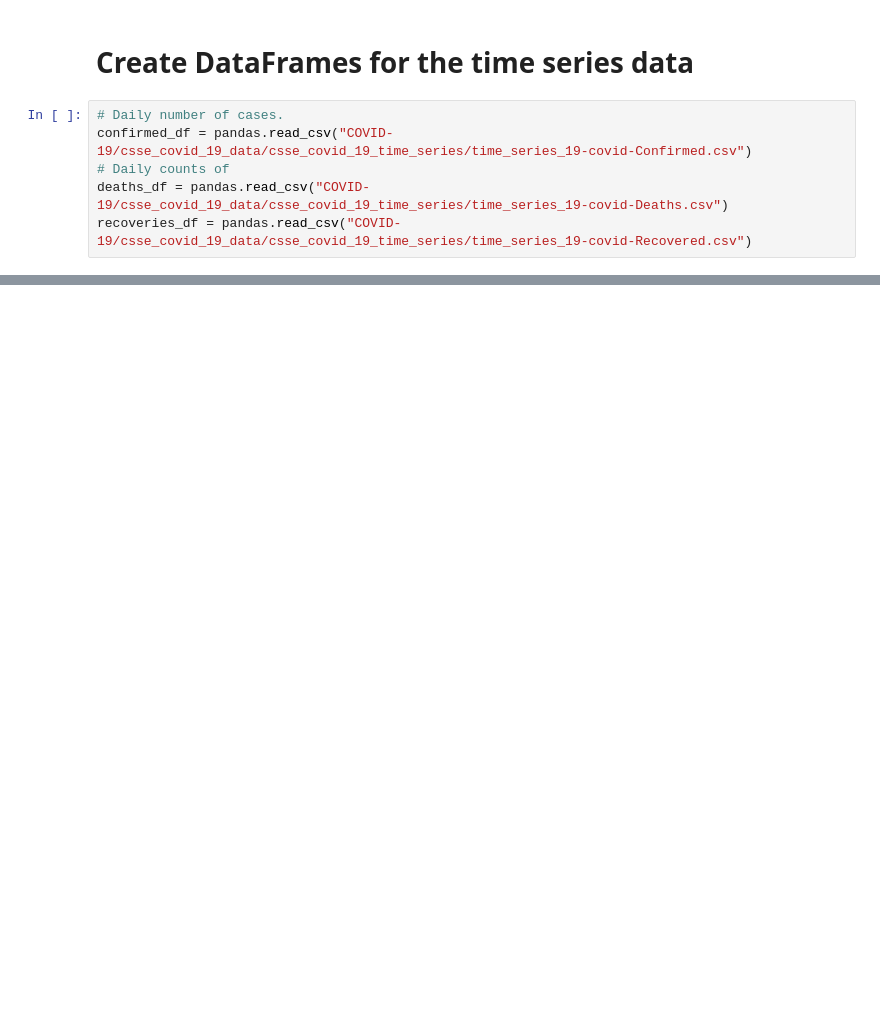
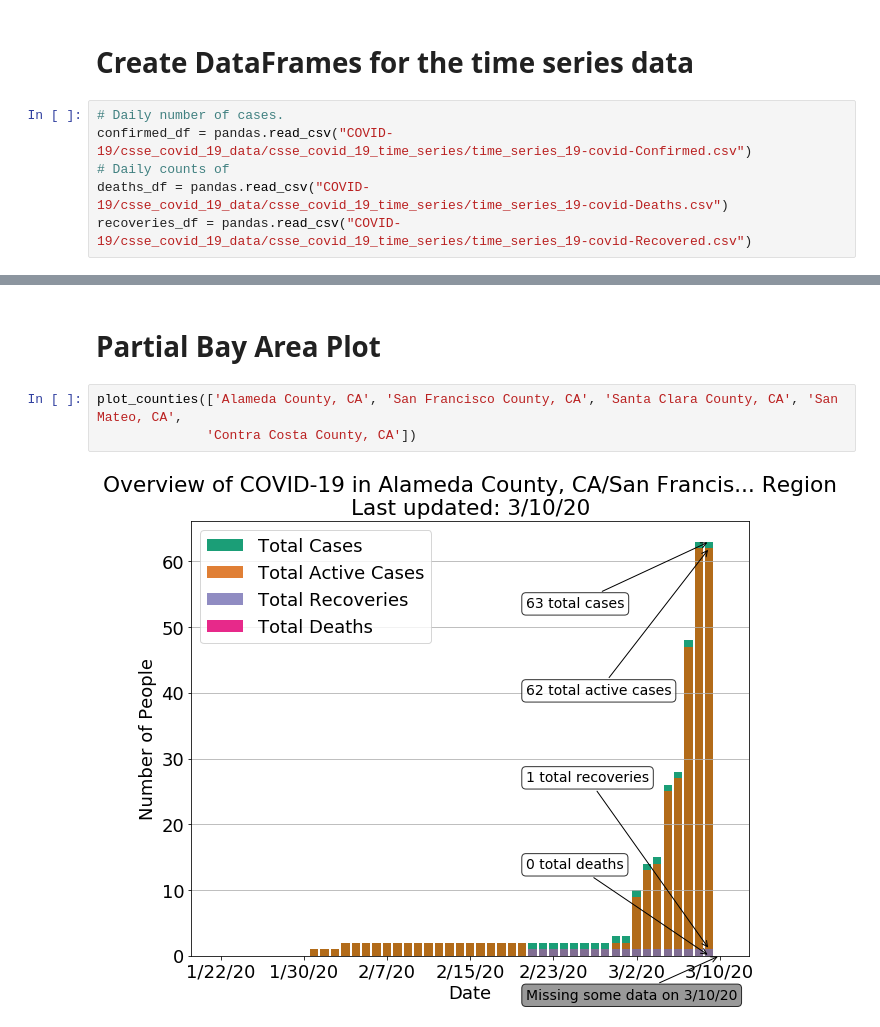
Before and after one commit to nrhinehart/COVID-19-pyvis, a Jupyter notebook: berkeley_monitor.ipynb, the cells around one changed output, grey strips where cells are left out. Cells and saved outputs as stored; diff of their text form; blank space fills up the shorter version.

Commit message:
Berkeley dashboard; partial bay area

```diff
--- a/berkeley_monitor.ipynb
+++ b/berkeley_monitor.ipynb
@@ -137,0 +143,7 @@ plot_counties(['Alameda County, CA'])
+# %% [markdown]
+# Partial Bay Area Plot
+# %%
+plot_counties(['Alameda County, CA', 'San Francisco County, CA', 'Santa Clara County, CA', 'San Mateo, CA',
+              'Contra Costa County, CA'])
+# %% [output]
+[figure, added]
```
Also changed, not shown: parts of 7 cells of this notebook, 1 other file.
